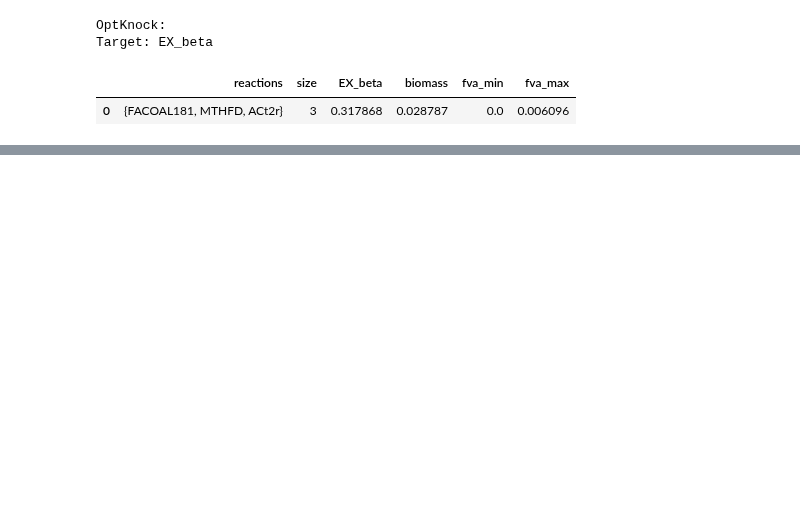
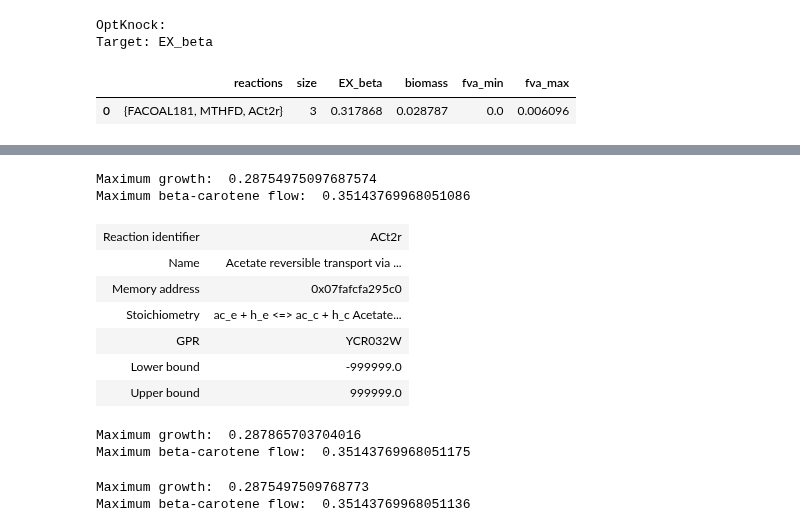
Before and after one commit to 27410/27410-2020-group-project-group-10-betacaroten-synthesis, a Jupyter notebook: OptKnock.ipynb, the cells around one changed output, grey strips where cells are left out. Saved outputs shown, nothing was run; the diff lists cells and outputs as text; code cells hidden in the pictures; blank space fills up the shorter version.

```diff
--- a/OptKnock.ipynb
+++ b/OptKnock.ipynb
@@ -71,0 +109,39 @@ Target: EX_beta
+# %%
+with model_iMM904:
+    model_iMM904.reactions.MTHFD.bounds = 0,0
+    print("Maximum growth: ",model_iMM904.optimize().objective_value)
+    model_iMM904.objective = model_iMM904.reactions.EX_beta
+    print("Maximum beta-carotene flow: ",model_iMM904.optimize().objective_value)
+# %% [output]
+Maximum growth:  0.28754975097687574
+Maximum beta-carotene flow:  0.35143769968051086
+# %%
+model_iMM904.reactions.ACt2r
+# %% [output]
+| Reaction identifier | ACt2r |
+| Name | Acetate reversible transport via ... |
+| Memory address | 0x07fafcfa295c0 |
+| Stoichiometry | ac_e + h_e <=> ac_c + h_c Acetate... |
+| GPR | YCR032W |
+| Lower bound | -999999.0 |
+| Upper bound | 999999.0 |
+# %%
+with model_iMM904:
+    model_iMM904.reactions.ACt2r.bounds = 0,0
+    print("Maximum growth: ",model_iMM904.optimize().objective_value)
+    model_iMM904.objective = model_iMM904.reactions.EX_beta
+    print("Maximum beta-carotene flow: ",model_iMM904.optimize().objective_value)
+# %% [output]
+Maximum growth:  0.287865703704016
+Maximum beta-carotene flow:  0.35143769968051175
+# %%
+with model_iMM904:
+    model_iMM904.reactions.FACOAL181.bounds = 0,0
+    model_iMM904.reactions.MTHFD.bounds = 0,0
+    model_iMM904.reactions.ACt2r.bounds = 0,0
+    print("Maximum growth: ",model_iMM904.optimize().objective_value)
+    model_iMM904.objective = model_iMM904.reactions.EX_beta
+    print("Maximum beta-carotene flow: ",model_iMM904.optimize().objective_value)
+# %% [output]
+Maximum growth:  0.2875497509768773
+Maximum beta-carotene flow:  0.35143769968051136
```
Also changed, not shown: parts of 4 cells of this notebook.
